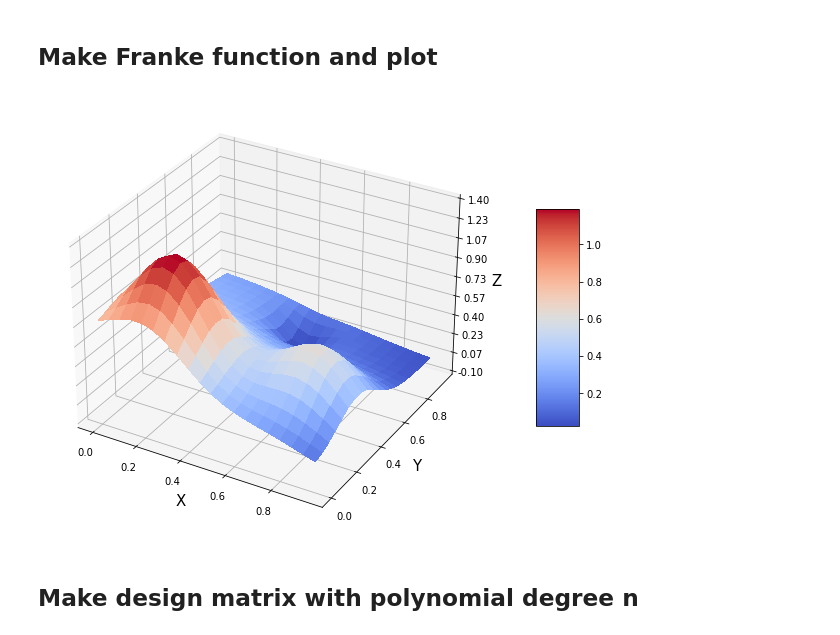
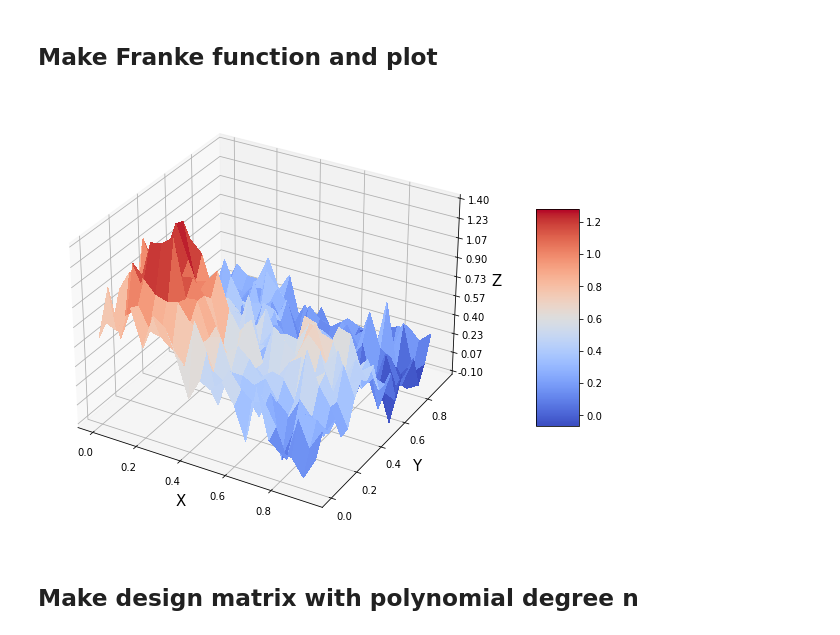
Before and after one commit to jornmarh/fys-stk4155, a Jupyter notebook: project1/project1-ad.ipynb, the cells around one changed output. Saved outputs shown, nothing was run; the diff lists cells and outputs as text; code cells hidden in the pictures.

```diff
--- a/project1/project1-ad.ipynb
+++ b/project1/project1-ad.ipynb
@@ -44,36 +44,36 @@ ax = fig.gca(projection='3d')
 x = np.arange(0, 1, 0.05)
 y = np.arange(0, 1, 0.05)
 x, y = np.meshgrid(x,y)
 
 def FrankeFunction(x,y):
     term1 = 0.75*np.exp(-(0.25*(9*x-2)**2) - 0.25*((9*y-2)**2))
     term2 = 0.75*np.exp(-((9*x+1)**2)/49.0 - 0.1*(9*y+1))
     term3 = 0.5*np.exp(-(9*x-7)**2/4.0 - 0.25*((9*y-3)**2))
     term4 = -0.2*np.exp(-(9*x-4)**2 - (9*y-7)**2)
-    noise = np.random.normal(0,1,x.shape)
-    return term1 + term2 + term3 + term4# + noise
+    noise = np.random.normal(0,0.15,x.shape)
+    return term1 + term2 + term3 + term4 + noise
 
 
 z = FrankeFunction(x, y)
 
 # Plot the surface.
 surf = ax.plot_surface(x, y, z, cmap=cm.coolwarm,
                        linewidth=0, antialiased=False)
 # Customize the z axis.
 ax.set_zlim(-0.10, 1.40)
 ax.zaxis.set_major_locator(LinearLocator(10))
 ax.zaxis.set_major_formatter(FormatStrFormatter('%.02f'))
 
 ax.set_xlabel('X', fontsize=15)
 ax.set_ylabel('Y', fontsize=15)
 ax.set_zlabel('Z', fontsize=15)
 
 # Add a color bar which maps values to colors.
 fig.colorbar(surf, shrink=0.5, aspect=5)
 
 plt.show()
 # %% [output]
-[figure, old version]
+[figure, new version]
 # %% [markdown]
 ## Make design matrix with polynomial degree n
 # %%
```
Also changed, not shown: parts of 6 cells of this notebook.
